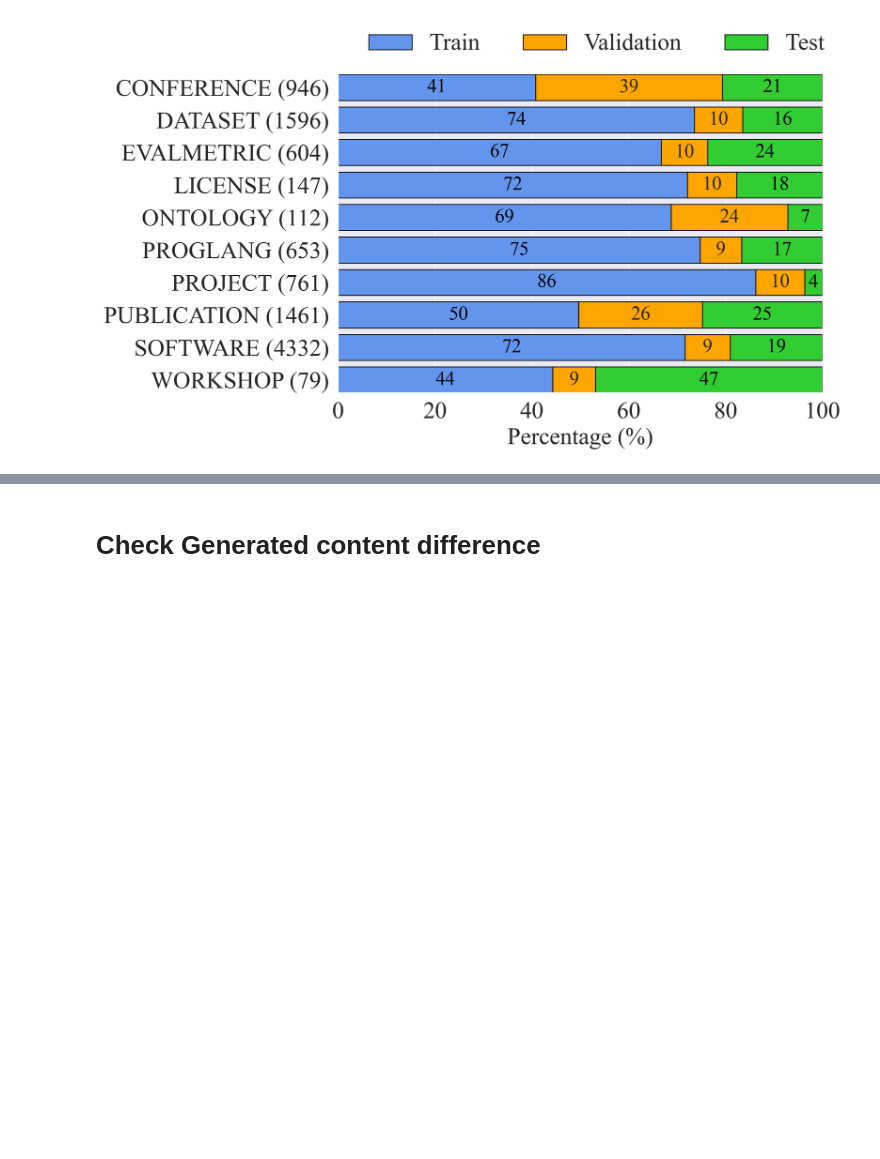
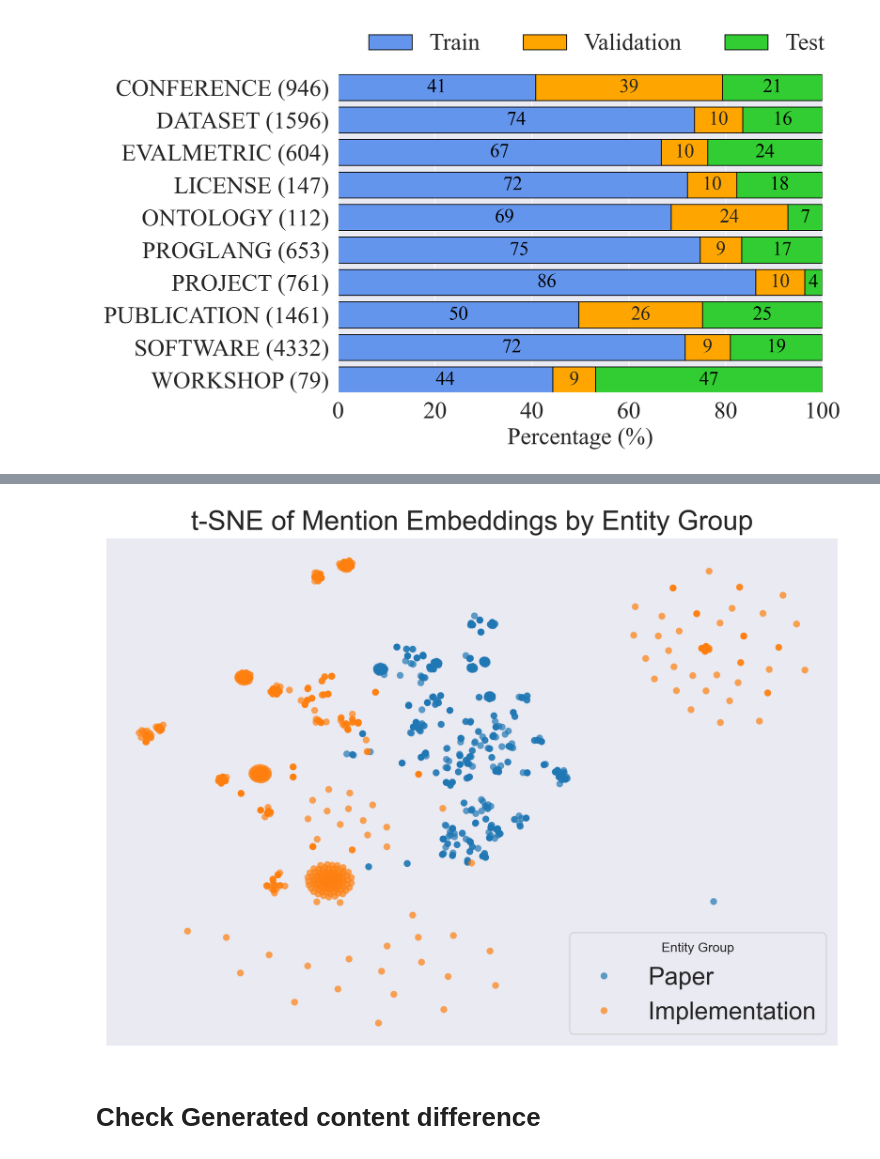
Before and after one commit to chenzongxiong/readme2kg-exp, a Jupyter notebook: dataset-stats.ipynb, the cells around one changed output, grey strips where cells are left out. Saved outputs shown, nothing was run; the diff lists cells and outputs as text; code cells hidden in the pictures; blank space fills up the shorter version.

```diff
--- a/dataset-stats.ipynb
+++ b/dataset-stats.ipynb
@@ -401,0 +574,83 @@ plt.savefig('nerdme_dataset.pdf', bbox_inches='tight')
+# %%
+from sentence_transformers import SentenceTransformer
+from sklearn.manifold import TSNE
+import matplotlib.pyplot as plt
+import numpy as np
+
+import seaborn as sns
+import pandas as pd
+import matplotlib.pyplot as plt
+
+
+palette="Set2"
+# Embedding model
+embedder = SentenceTransformer("sentence-transformers/all-MiniLM-L6-v2")
+
+# Prepare mentions + labels
+plot_mentions = []
+plot_groups = []
+
+# limit for clarity
+MAX_PER_GROUP = 500
+
+for group, mentions in group_to_entities.items():
+    sample = mentions[:MAX_PER_GROUP]
+    plot_mentions.extend(sample)
+    plot_groups.extend([group] * len(sample))
+
+print("Total mentions to embed:", len(plot_mentions))
+
+# Encode
+emb = embedder.encode(plot_mentions, show_progress_bar=True)
+
+# t-SNE
+tsne = TSNE(n_components=2, random_state=42, init="random", perplexity=30)
+coords = tsne.fit_transform(emb)
+
+# Colors
+# group_names = sorted(group_to_entities.keys())
+# color_map = {g: i for i, g in enumerate(group_names)}
+# colors = [color_map[g] for g in plot_groups]
+
+# plt.figure(figsize=(8, 6))
+# plt.scatter(coords[:, 0], coords[:, 1], c=colors, s=10, alpha=0.6)
+
+# # legend
+# handles = [plt.Line2D([], [], marker='o', linestyle='', label=g) for g in group_names]
+# plt.legend(handles=handles, title="Entity Group")
+
+# plt.title("t-SNE Plot of Mention Embeddings by Group")
+# plt.xticks([]); plt.yticks([])
+# plt.tight_layout()
+# plt.show()
+
+# coords = t-SNE 2D result (Nx2)
+# plot_groups = a list like ["Paper", "Implementation", "Paper", "Others", ...]
+
+df_plot = pd.DataFrame({
+    "x": coords[:, 0],
+    "y": coords[:, 1],
+    "group": plot_groups,
+})
+
+plt.figure(figsize=(8, 6))
+sns.scatterplot(
+    data=df_plot,
+    x="x",
+    y="y",
+    hue="group",
+    palette="tab10",  # clear and distinct
+    s=25,
+    alpha=0.7,
+    linewidth=0,
+)
+
+plt.title("t-SNE of Mention Embeddings by Entity Group")
+plt.xlabel("")
+plt.ylabel("")
+plt.xticks([])
+plt.yticks([])
+plt.legend(title="Entity Group", loc="best")
+plt.tight_layout()
+plt.show()
+# %% [output]
@@ -402,3 +662,4 @@ plt.savefig('nerdme_dataset.pdf', bbox_inches='tight')
+[figure, added]
 # %% [markdown]
 # Check Generated content difference
 # %%
```
Also changed, not shown: parts of 9 cells of this notebook, 19 other files.
